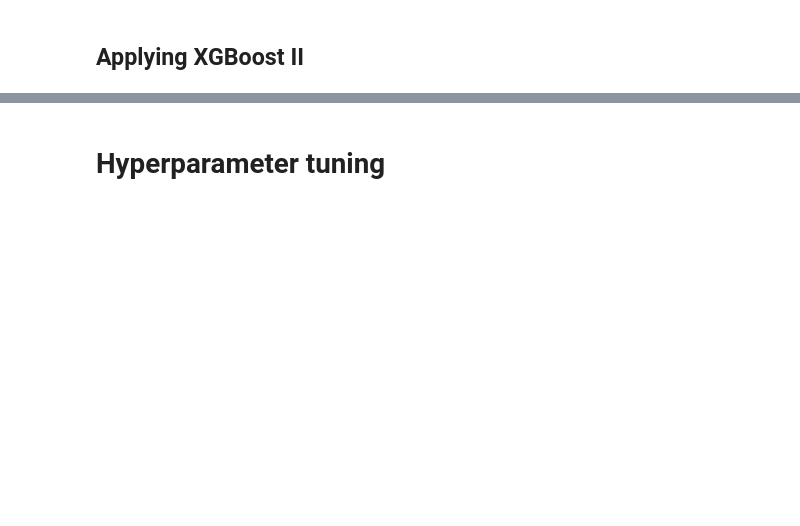
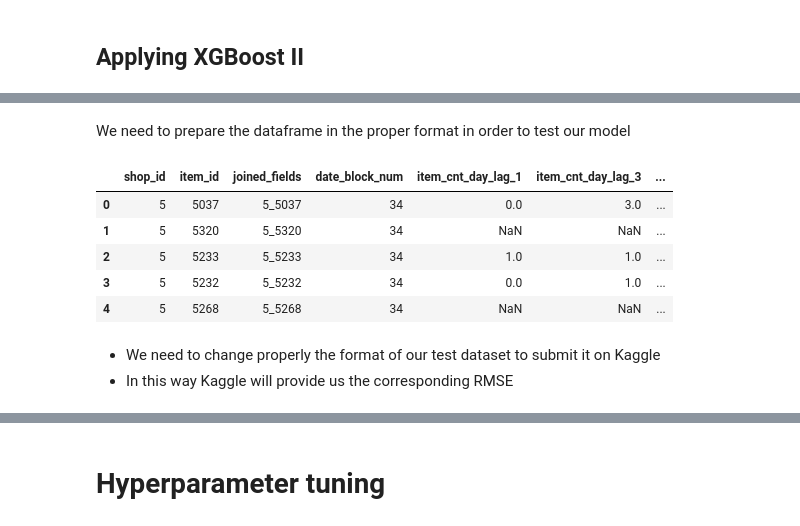
Before and after one commit to AlessandroBiagi/DataScienceProjects, a Jupyter notebook: Future_Sales/Predict_Future_Sales.ipynb, the cells around one changed output, grey strips where cells are left out. Cells and saved outputs as stored; diff of their text form; code cells hidden in the pictures; blank space fills up the shorter version.

```diff
--- a/Future_Sales/Predict_Future_Sales.ipynb
+++ b/Future_Sales/Predict_Future_Sales.ipynb
@@ -853,4 +1010,4 @@ df_xgb_sel['joined_fields'] = df_xgb_sel['shop_id'].astype(str) + "_" + df_xgb_s
-# %%
-df_xgb_sel = df_xgb_sel[df_xgb_sel['joined_fields'].isin(set(df_test['joined_fields']))]
+# %%
+df_xgb_sel = df_xgb_sel[correct_rows]
 # %%
 df_xgb_sel.shape
@@ -870,3 +1034,5 @@ df_test.dtypes
+# %% [markdown]
+We need to prepare the dataframe in the proper format in order to test our model
 # %%
 df_submission = df_test.copy()
 df_submission = df_submission[['shop_id', 'item_id', 'joined_fields']]
@@ -882,5 +1040,14 @@ def creating_lag(df_submission, df_xgb_sel, month):
-# %%
-df_submission = creating_lag(df_submission=df_submission, df_xgb_sel=df_xgb_sel,
-                             month=33)
+# %%
+for x in [33, 31, 27, 22]:
+    rename_new = 'item_cnt_day_lag_' + str(34-x)
+    df_submission = creating_submission_file(df_test=df_submission, df_xgb_sel=df_xgb_sel, month=x,
+                                            rename_old='item_cnt_day', rename_new=rename_new)
 # %%
-df_submission.dtypes
+df_submission.head()
+# %% [output]
+|  | shop_id | item_id | joined_fields | date_block_num | item_cnt_day_lag_1 | item_cnt_day_lag_3 | ... |
+| 0 | 5 | 5037 | 5_5037 | 34 | 0.0 | 3.0 | ... |
+| 1 | 5 | 5320 | 5_5320 | 34 | NaN | NaN | ... |
+| 2 | 5 | 5233 | 5_5233 | 34 | 1.0 | 1.0 | ... |
+| 3 | 5 | 5232 | 5_5232 | 34 | 0.0 | 1.0 | ... |
+| 4 | 5 | 5268 | 5_5268 | 34 | NaN | NaN | ... |
@@ -921,0 +1065,3 @@ df_submission_final
+# %% [markdown]
+- We need to change properly the format of our test dataset to submit it on Kaggle
+- In this way Kaggle will provide us the corresponding RMSE
```
Also changed, not shown: parts of 143 cells of this notebook, 4 other files.
